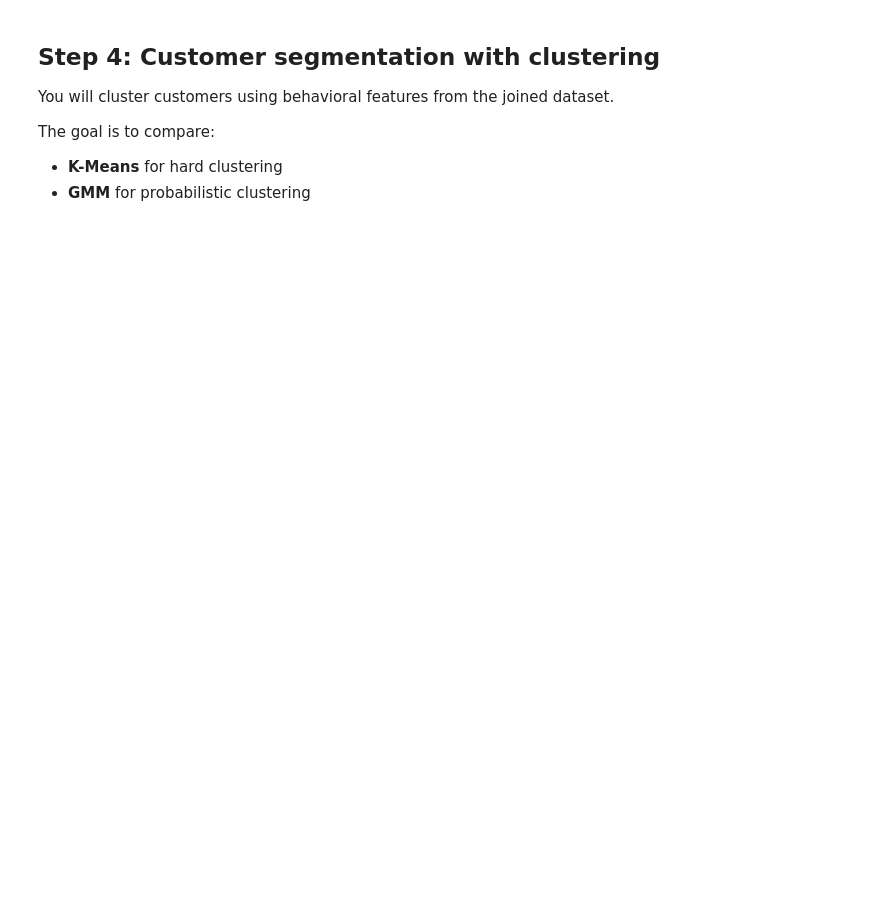
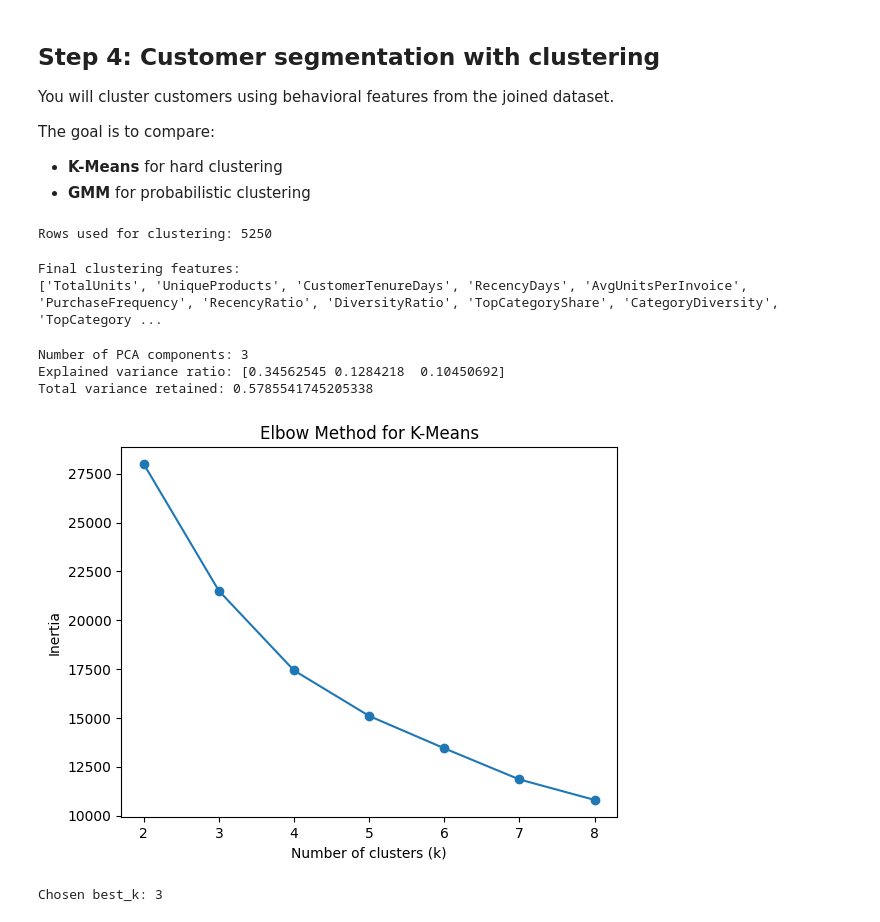
Before and after one commit to kehenock/Machine-Learning-with-Scikit-Learn, a Jupyter notebook: Summative Lab DataVine Analytics.ipynb, the cells around one changed output. Cells and saved outputs as stored; diff of their text form; code cells hidden in the pictures; blank space fills up the shorter version.

```diff
--- a/Summative Lab DataVine Analytics.ipynb
+++ b/Summative Lab DataVine Analytics.ipynb
@@ -376,15 +411,27 @@ The goal is to compare:
 
 cluster_df = joined_df.copy()
 
-mask = None
+# Remove extreme outliers using IQR on TotalSpend (or closest equivalent column)
+Q1 = cluster_df["TotalSpend"].quantile(0.25)
+Q3 = cluster_df["TotalSpend"].quantile(0.75)
+IQR = Q3 - Q1
 
-# cluster_df = cluster_df[mask].copy()
-# print("Rows used for clustering:", cluster_df.shape[0])
+lower_bound = Q1 - 1.5 * IQR
+upper_bound = Q3 + 1.5 * IQR
+
+mask = (cluster_df["TotalSpend"] >= lower_bound) & (cluster_df["TotalSpend"] <= upper_bound)
+
+cluster_df = cluster_df[mask].copy()
+
+print("Rows used for clustering:", cluster_df.shape[0])
+# %% [output]
+Rows used for clustering: 5250
 # %%
 
 # TODO: Build the clustering feature list.
 # The share columns may vary depending on the prepared CSV version, so build them dynamically.
 
+# Base clustering features
 base_cluster_features = [
     "TotalUnits",
     "NumInvoices",
@@ -399,10 +446,20 @@ base_cluster_features = [
     "CategoryDiversity",
 ]
 
-share_cols = None
-cluster_features = None
+# Identify share-related columns dynamically (safe approach)
+share_cols = [col for col in cluster_df.columns if "Share" in col]
 
-# Print the final feature list after you create it.
+# Final feature list (only keep columns that actually exist)
+cluster_features = [
+    col for col in base_cluster_features + share_cols
+    if col in cluster_df.columns
+]
+
+print("Final clustering features:")
+print(cluster_features)
+# %% [output]
+Final clustering features:
+['TotalUnits', 'UniqueProducts', 'CustomerTenureDays', 'RecencyDays', 'AvgUnitsPerInvoice', 'PurchaseFrequency', 'RecencyRatio', 'DiversityRatio', 'TopCategoryShare', 'CategoryDiversity', 'TopCategory ...
 # %%
 
 # TODO: Apply light transformations to reduce skew in the highest-volume variables.
@@ -419,29 +476,54 @@ for col in [
     if col in cluster_df.columns:
         cluster_df[col] = np.log1p(cluster_df[col])
 
+
+# Select clustering features
+X_cluster = cluster_df[cluster_features]
+
+# Scale data
 scaler_cluster = StandardScaler()
-X_cluster_scaled = None
+X_cluster_scaled = scaler_cluster.fit_transform(X_cluster)
 
-pca_cluster = None
-X_cluster_pca = None
+# PCA (commonly 2 or 3 components for clustering visualization)
+pca_cluster = PCA(n_components=3)
+X_cluster_pca = pca_cluster.fit_transform(X_cluster_scaled)
 
-# After fitting PCA, print the number of components and the variance retained.
+# Print PCA info
+print("Number of PCA components:", pca_cluster.n_components_)
+print("Explained variance ratio:", pca_cluster.explained_variance_ratio_)
+print("Total variance retained:", sum(pca_cluster.explained_variance_ratio_))
+# %% [output]
+Number of PCA components: 3
+Explained variance ratio: [0.34562545 0.1284218  0.10450692]
+Total variance retained: 0.5785541745205338
 # %%
 
 # TODO: Use the elbow method to explore the best number of clusters for K-Means.
 
+from sklearn.cluster import KMeans
+
 inertias = []
 k_values = range(2, 9)
 
-# Use a for loop to fit K-Means for each k and store the inertia.
+# Fit KMeans for each k and store inertia
+for k in k_values:
+    kmeans = KMeans(n_clusters=k, random_state=42, n_init=10)
+    kmeans.fit(X_cluster_pca)
+    inertias.append(kmeans.inertia_)
 
+# Plot elbow curve
 plt.plot(list(k_values), inertias, marker="o")
 plt.xlabel("Number of clusters (k)")
 plt.ylabel("Inertia")
 plt.title("Elbow Method for K-Means")
 plt.show()
 
 # Choose best_k based on the "elbow" point where the curve starts to level off.
+best_k = 3  # example (change based on your plot)
+print("Chosen best_k:", best_k)
+# %% [output]
+[figure, added]
+Chosen best_k: 3
 # %%
 
 # TODO: Fit the final K-Means model using the k you selected from the elbow plot.
```
Also changed, not shown: parts of 9 cells of this notebook.
